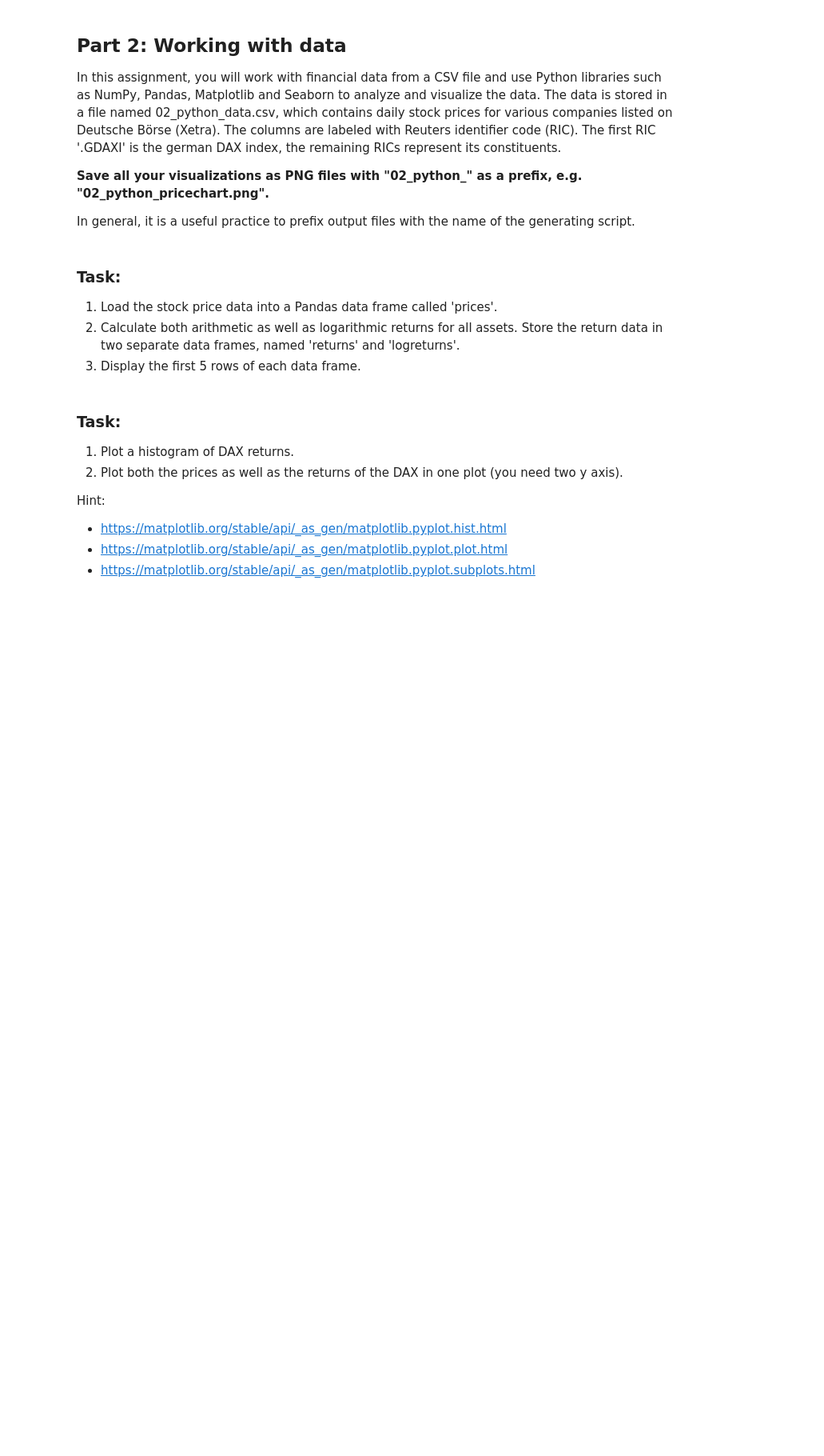
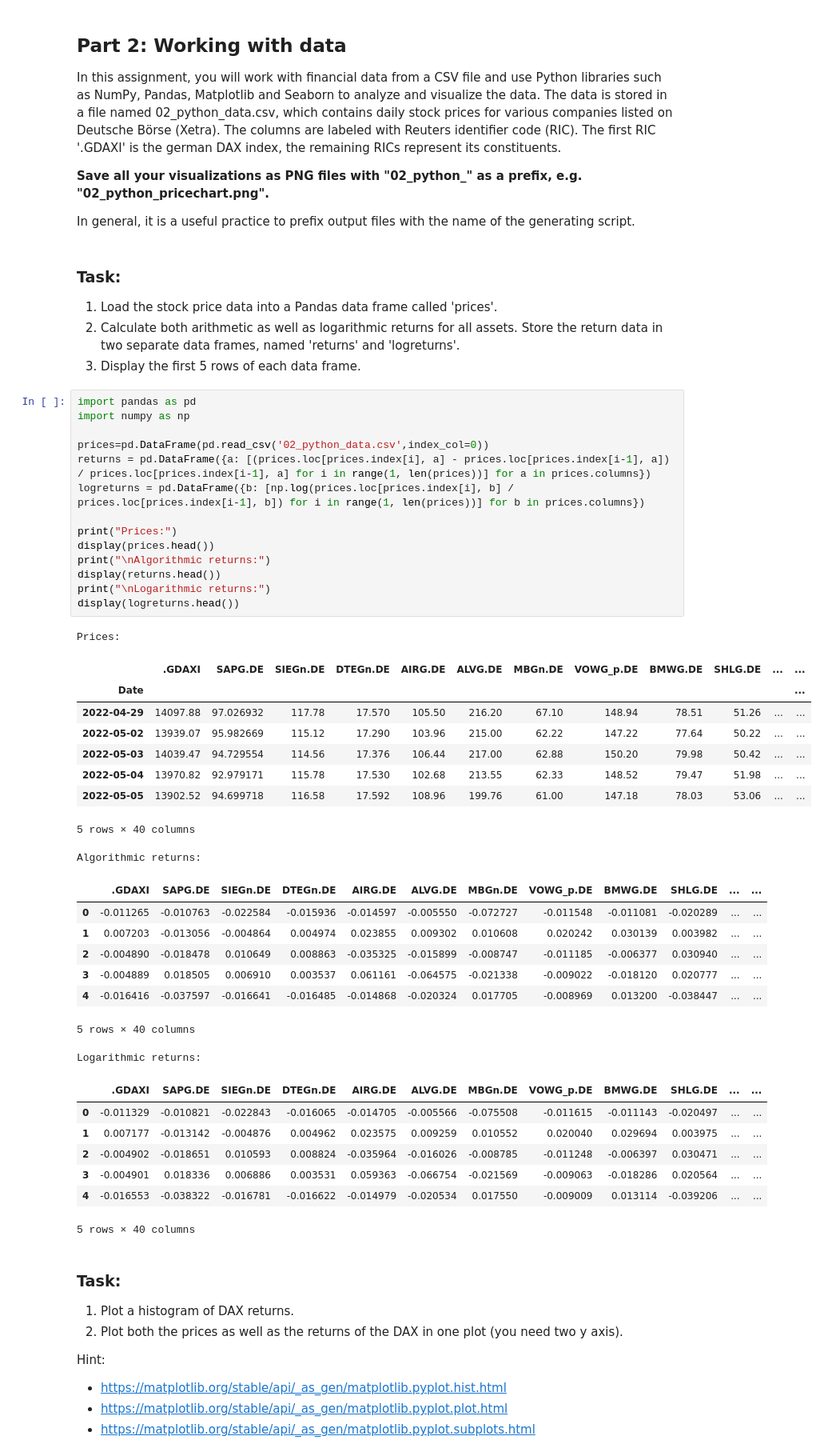
Before and after one commit to iwh-halle/fdap-2024-Big-Eric-Blip, a Jupyter notebook: homework/02_python.ipynb, the cells around one changed output. Shown at 80% size. Saved outputs shown, nothing was run; the diff lists cells and outputs as text; blank space fills up the shorter version.

```diff
--- a/homework/02_python.ipynb
+++ b/homework/02_python.ipynb
@@ -122,6 +122,46 @@ In general, it is a useful practice to prefix output files with the name of the
 1. Load the stock price data into a Pandas data frame called 'prices'.
 2. Calculate both arithmetic as well as logarithmic returns for all assets. Store the return data in two separate data frames, named 'returns' and 'logreturns'.
 3. Display the first 5 rows of each data frame.
+# %%
+import pandas as pd
+import numpy as np
+
+prices=pd.DataFrame(pd.read_csv('02_python_data.csv',index_col=0))
+returns = pd.DataFrame({a: [(prices.loc[prices.index[i], a] - prices.loc[prices.index[i-1], a]) / prices.loc[prices.index[i-1], a] for i in range(1, len(prices))] for a in prices.columns})
+logreturns = pd.DataFrame({b: [np.log(prices.loc[prices.index[i], b] / prices.loc[prices.index[i-1], b]) for i in range(1, len(prices))] for b in prices.columns})
+
+print("Prices:")
+display(prices.head())
+print("\nAlgorithmic returns:")
+display(returns.head())
+print("\nLogarithmic returns:")
+display(logreturns.head())
+# %% [output]
+Prices:
+|  | .GDAXI | SAPG.DE | SIEGn.DE | DTEGn.DE | AIRG.DE | ALVG.DE | MBGn.DE | VOWG_p.DE | BMWG.DE | SHLG.DE | ... | ... |
+| Date |  |  |  |  |  |  |  |  |  |  |  | ... |
+| 2022-04-29 | 14097.88 | 97.026932 | 117.78 | 17.570 | 105.50 | 216.20 | 67.10 | 148.94 | 78.51 | 51.26 | ... | ... |
+| 2022-05-02 | 13939.07 | 95.982669 | 115.12 | 17.290 | 103.96 | 215.00 | 62.22 | 147.22 | 77.64 | 50.22 | ... | ... |
+| 2022-05-03 | 14039.47 | 94.729554 | 114.56 | 17.376 | 106.44 | 217.00 | 62.88 | 150.20 | 79.98 | 50.42 | ... | ... |
+| 2022-05-04 | 13970.82 | 92.979171 | 115.78 | 17.530 | 102.68 | 213.55 | 62.33 | 148.52 | 79.47 | 51.98 | ... | ... |
+| 2022-05-05 | 13902.52 | 94.699718 | 116.58 | 17.592 | 108.96 | 199.76 | 61.00 | 147.18 | 78.03 | 53.06 | ... | ... |
+5 rows × 40 columns
+Algorithmic returns:
+|  | .GDAXI | SAPG.DE | SIEGn.DE | DTEGn.DE | AIRG.DE | ALVG.DE | MBGn.DE | VOWG_p.DE | BMWG.DE | SHLG.DE | ... | ... |
+| 0 | -0.011265 | -0.010763 | -0.022584 | -0.015936 | -0.014597 | -0.005550 | -0.072727 | -0.011548 | -0.011081 | -0.020289 | ... | ... |
+| 1 | 0.007203 | -0.013056 | -0.004864 | 0.004974 | 0.023855 | 0.009302 | 0.010608 | 0.020242 | 0.030139 | 0.003982 | ... | ... |
+| 2 | -0.004890 | -0.018478 | 0.010649 | 0.008863 | -0.035325 | -0.015899 | -0.008747 | -0.011185 | -0.006377 | 0.030940 | ... | ... |
+| 3 | -0.004889 | 0.018505 | 0.006910 | 0.003537 | 0.061161 | -0.064575 | -0.021338 | -0.009022 | -0.018120 | 0.020777 | ... | ... |
+| 4 | -0.016416 | -0.037597 | -0.016641 | -0.016485 | -0.014868 | -0.020324 | 0.017705 | -0.008969 | 0.013200 | -0.038447 | ... | ... |
+5 rows × 40 columns
+Logarithmic returns:
+|  | .GDAXI | SAPG.DE | SIEGn.DE | DTEGn.DE | AIRG.DE | ALVG.DE | MBGn.DE | VOWG_p.DE | BMWG.DE | SHLG.DE | ... | ... |
+| 0 | -0.011329 | -0.010821 | -0.022843 | -0.016065 | -0.014705 | -0.005566 | -0.075508 | -0.011615 | -0.011143 | -0.020497 | ... | ... |
+| 1 | 0.007177 | -0.013142 | -0.004876 | 0.004962 | 0.023575 | 0.009259 | 0.010552 | 0.020040 | 0.029694 | 0.003975 | ... | ... |
+| 2 | -0.004902 | -0.018651 | 0.010593 | 0.008824 | -0.035964 | -0.016026 | -0.008785 | -0.011248 | -0.006397 | 0.030471 | ... | ... |
+| 3 | -0.004901 | 0.018336 | 0.006886 | 0.003531 | 0.059363 | -0.066754 | -0.021569 | -0.009063 | -0.018286 | 0.020564 | ... | ... |
+| 4 | -0.016553 | -0.038322 | -0.016781 | -0.016622 | -0.014979 | -0.020534 | 0.017550 | -0.009009 | 0.013114 | -0.039206 | ... | ... |
+5 rows × 40 columns
 # %% [markdown]
 ### Task:
 
```
Also changed, not shown: parts of 3 cells of this notebook, 1 other file.
